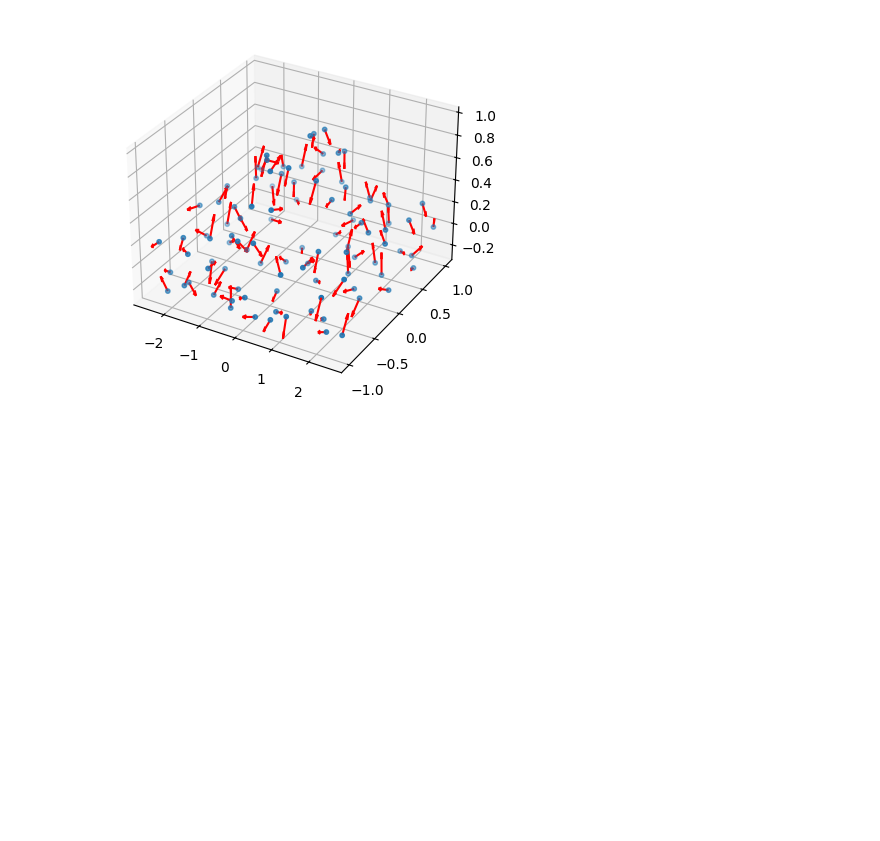
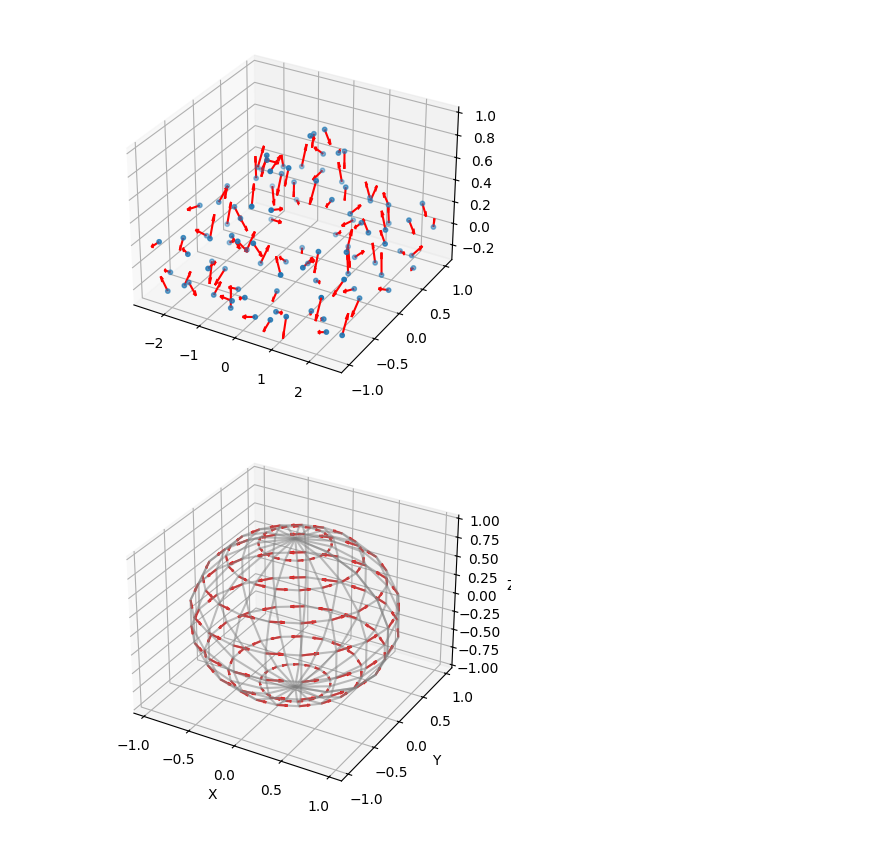
Before and after one commit to vinca0224/3D, a Jupyter notebook: tangent.ipynb, the cells around one changed output. Saved outputs shown, nothing was run; the diff lists cells and outputs as text; code cells hidden in the pictures; blank space fills up the shorter version.

```diff
--- a/tangent.ipynb
+++ b/tangent.ipynb
@@ -235,3 +235,52 @@ for i in range(num_points):
 plt.show()
 # %% [output]
 [figure]
+# %%
+import numpy as np
+import matplotlib.pyplot as plt
+from mpl_toolkits.mplot3d import Axes3D
+
+# 1. 구 표면 위의 점들 생성
+phi = np.linspace(0, np.pi, 10)  # 위도
+theta = np.linspace(0, 2 * np.pi, 20)  # 경도
+phi, theta = np.meshgrid(phi, theta)
+x = np.sin(phi) * np.cos(theta)
+y = np.sin(phi) * np.sin(theta)
+z = np.cos(phi)
+
+# 2. 각 점에서의 법선 벡터 계산 (구 표면에서는 원래 위치가 법선 벡터)
+points = np.stack([x, y, z], axis=-1)  # (20, 10, 3) 배열
+
+# 법선 벡터는 단순히 구의 중심으로부터 각 점의 위치 벡터를 사용
+normals = points / np.linalg.norm(points, axis=2, keepdims=True)
+
+# 3. 법선 벡터의 차분 계산 (인접한 점 간의 법선 벡터 변화)
+tangent_vectors = np.diff(normals, axis=0)
+
+# 4. 시각화
+fig = plt.figure()
+ax = fig.add_subplot(111, projection='3d')
+
+# 구 표면 시각화
+ax.plot_wireframe(x, y, z, color='gray', alpha=0.5)
+
+# # 법선 벡터 시각화
+# for i in range(x.shape[0]):
+#     for j in range(x.shape[1]):
+#         ax.quiver(x[i, j], y[i, j], z[i, j],
+#                   normals[i, j, 0], normals[i, j, 1], normals[i, j, 2], color='b', length=0.1)
+
+# 차분된 법선 벡터 시각화 (tangent_vectors)
+for i in range(tangent_vectors.shape[0]):
+    for j in range(tangent_vectors.shape[1]):
+        ax.quiver(x[i, j], y[i, j], z[i, j],
+                  tangent_vectors[i, j, 0], tangent_vectors[i, j, 1], tangent_vectors[i, j, 2], color='r', length=0.5)
+
+# 축 레이블 설정
+ax.set_xlabel('X')
+ax.set_ylabel('Y')
+ax.set_zlabel('Z')
+
+plt.show()
+# %% [output]
+[figure, added]
```
Also changed, not shown: 1 other file.
